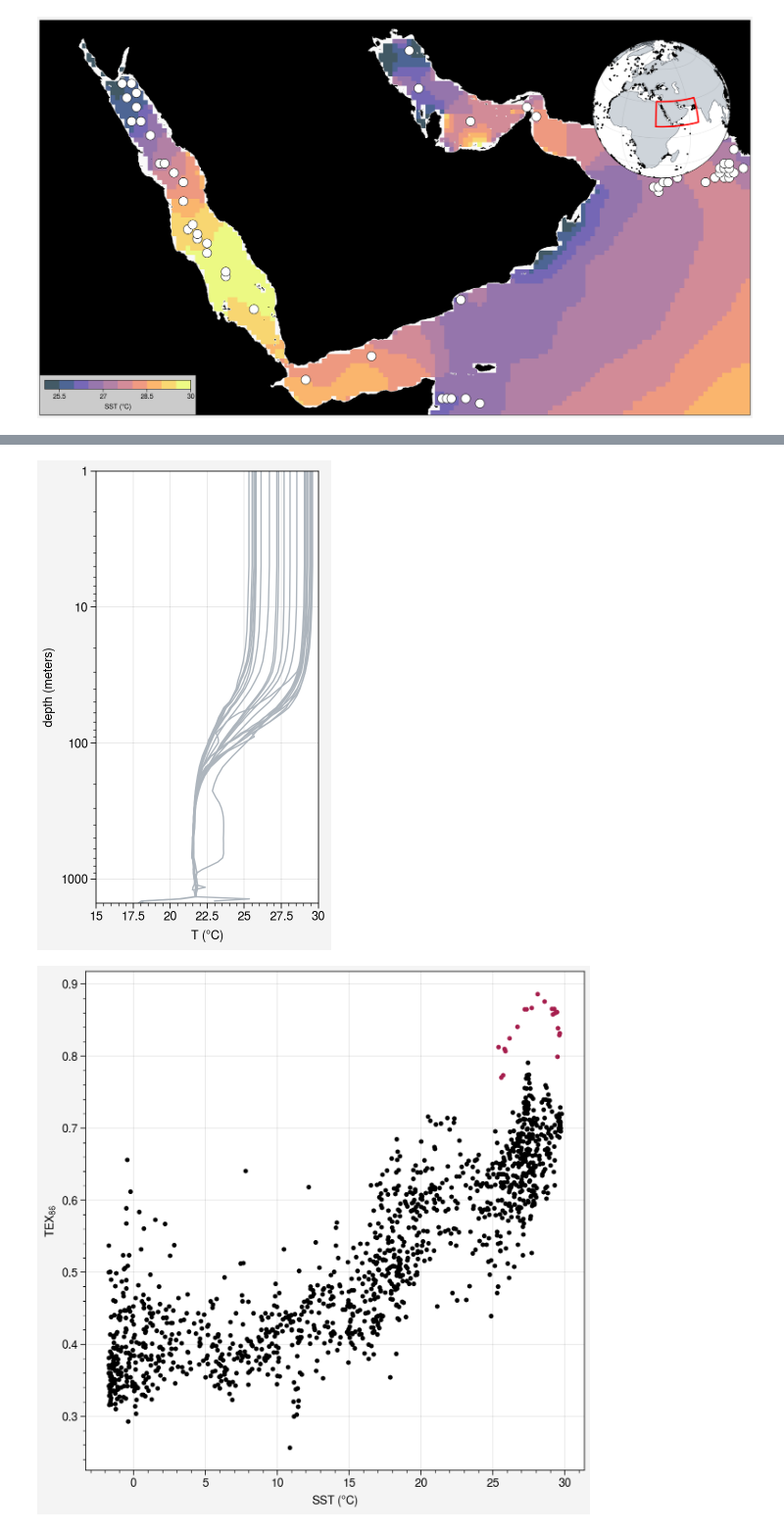
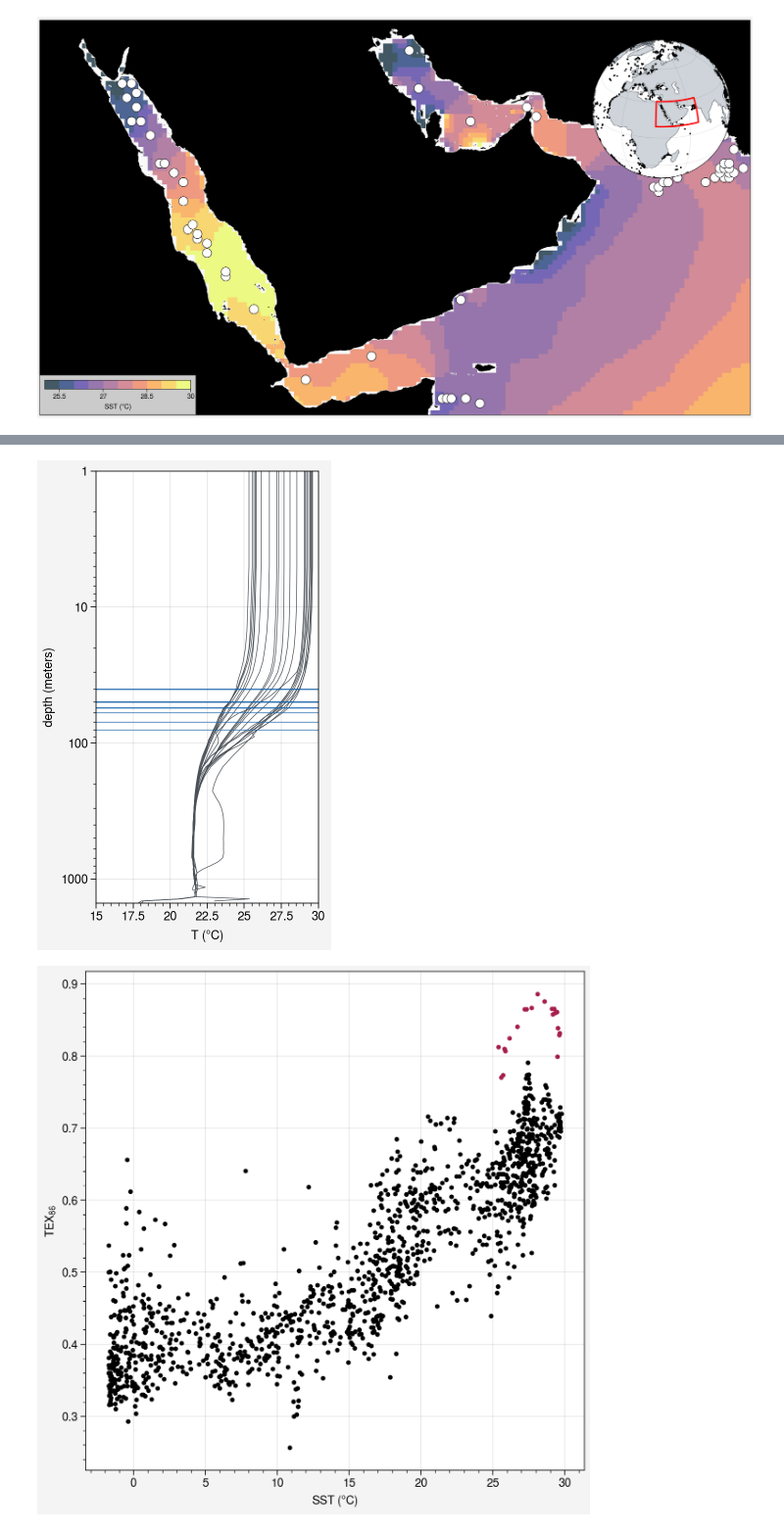
Before and after one commit to PaleoLipidRR/nutrient-effect-on-TEX, a Jupyter notebook: notebooks/viz4slides/IMOG_presentation.ipynb, the cells around one changed output, grey strips where cells are left out. Shown at 98% size. Cells and saved outputs as stored; diff of their text form; code cells hidden in the pictures.

```diff
--- a/notebooks/viz4slides/IMOG_presentation.ipynb
+++ b/notebooks/viz4slides/IMOG_presentation.ipynb
@@ -400,31 +919,57 @@ fig.savefig(
 # %%
 fig, axs = plot.subplots(figsize=(3,5))
 
 redsea_coretop_df = coretop_df[coretop_df['region_ID']==31].copy().reset_index(drop=True)
+
+plot_x = coretop_df['lon']
+plot_y = coretop_df['lat']
+
+ax.scatter(plot_x,plot_y,c='w',mec='k',m='o',s=150,zorder=3)
+redsea_lat_min, redsea_lat_max = redsea_coretop_df['lat'].min()-0.2, redsea_coretop_df['lat'].max()+0.2
+redsea_lon_min, redsea_lon_max = redsea_coretop_df['lon'].min()-0.2, redsea_coretop_df['lon'].max()+0.2
+
+plot_T_redsea = T_da['t_an'].sel(lon=slice(redsea_lon_min,redsea_lon_max),lat=slice(redsea_lat_min,redsea_lat_max)).squeeze(['time'])
+plot_T_redsea_latlon_stacked = plot_T_redsea.stack(z=('lat','lon'))
+random_idx = np.random.choice(len(plot_T_redsea_latlon_stacked.z), size=200, replace=False)
+# for ii in range(len(random_idx)):
+#     axs[0].plot(plot_T_redsea_latlon_stacked.isel(z=random_idx[ii]).values,plot_T_redsea.depth,c='gray5',lw=1,zorder=0)
+
+    # ### plot thermocline depth for these random profiles
+    # dTdz_random = np.diff(plot_T_redsea_latlon_stacked.isel(z=random_idx[ii]).values)/np.diff(plot_T_redsea.depth)
+    # if np.all(np.isnan(dTdz_random)):
+    #     continue
+    # else:
+    #     thermocline_depth_random = plot_T_redsea.depth[np.nanargmin(dTdz_random)]
+    #     axs[0].axhline(thermocline_depth_random,c='blue5',lw=0.5,ls='--')
 
 for i in range(len(redsea_coretop_df)):
     match_lat = redsea_coretop_df.loc[i,'lat']
     match_lon = redsea_coretop_df.loc[i,'lon']
     Tprofile_ = T_da['t_an'].squeeze('time').sel(lat=match_lat,lon=match_lon,method='nearest').values
     depth_ = T_da.depth
-    axs[0].plot(Tprofile_,depth_,c='gray5',lw=1)
+    axs[0].plot(Tprofile_,depth_,c='gray7',lw=0.5,zorder=0)
+
+    ### thermocline depth
+    dTdz = np.diff(Tprofile_)/np.diff(depth_)
+    thermocline_depth = depth_[np.nanargmin(dTdz)]
+    axs[0].axhline(thermocline_depth,c='blue9',lw=0.5)
 
 axs[0].format(
     ylim=(1500,1),
     xlim=(15,30),
     yscale='log',
     xlabel=f'T ($\degree$C)'
 )
 
-fpath = f'/home/rrattan/Documents/GitHub/nutrient-effect-on-TEX/figures/viz_for_presentations/IMOG2025'
+fpath = f'{local_github_path}/figures/viz_for_presentations/IMOG2025'
 fname = 'T_profiles_coretop_reasea'
 axs.format(facecolor='white')
 fig.savefig(
     os.path.join(fpath,fname+'.png'),
     box_inches='tight',embed_fonts=True,dpi=600,
 )
 # %% [output]
-[figure, old version]
+[figure, new version]
 # %%
 fig, axs = plot.subplots(width=6)
 
```
Also changed, not shown: parts of 23 cells of this notebook, 15 other files.
